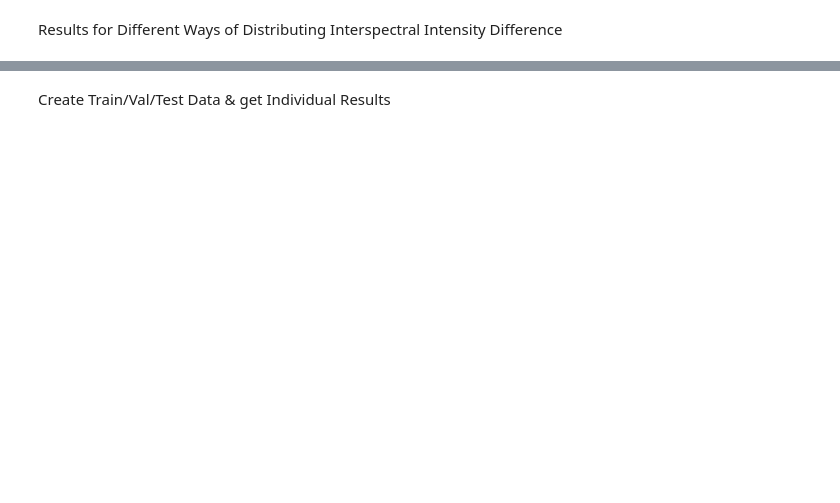
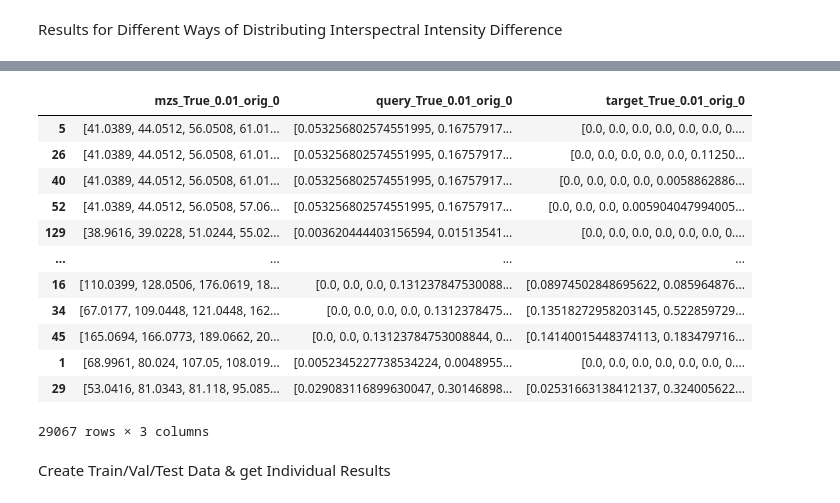
Before and after one commit to Jbug1/TunaSim, a Jupyter notebook: demos.ipynb, the cells around one changed output, grey strips where cells are left out. Saved outputs shown, nothing was run; the diff lists cells and outputs as text; code cells hidden in the pictures; blank space fills up the shorter version.

```diff
--- a/demos.ipynb
+++ b/demos.ipynb
@@ -374,3 +392,19 @@ if fullRun:
+# %%
+train_datasets[0].iloc[:,0:3].iloc[:,1]
+# %% [output]
+|  | mzs_True_0.01_orig_0 | query_True_0.01_orig_0 | target_True_0.01_orig_0 |
+| 5 | [41.0389, 44.0512, 56.0508, 61.01... | [0.053256802574551995, 0.16757917... | [0.0, 0.0, 0.0, 0.0, 0.0, 0.0, 0.... |
+| 26 | [41.0389, 44.0512, 56.0508, 61.01... | [0.053256802574551995, 0.16757917... | [0.0, 0.0, 0.0, 0.0, 0.0, 0.11250... |
+| 40 | [41.0389, 44.0512, 56.0508, 61.01... | [0.053256802574551995, 0.16757917... | [0.0, 0.0, 0.0, 0.0, 0.0058862886... |
+| 52 | [41.0389, 44.0512, 56.0508, 57.06... | [0.053256802574551995, 0.16757917... | [0.0, 0.0, 0.0, 0.005904047994005... |
+| 129 | [38.9616, 39.0228, 51.0244, 55.02... | [0.003620444403156594, 0.01513541... | [0.0, 0.0, 0.0, 0.0, 0.0, 0.0, 0.... |
+| ... | ... | ... | ... |
+| 16 | [110.0399, 128.0506, 176.0619, 18... | [0.0, 0.0, 0.0, 0.131237847530088... | [0.08974502848695622, 0.085964876... |
+| 34 | [67.0177, 109.0448, 121.0448, 162... | [0.0, 0.0, 0.0, 0.0, 0.1312378475... | [0.13518272958203145, 0.522859729... |
+| 45 | [165.0694, 166.0773, 189.0662, 20... | [0.0, 0.0, 0.13123784753008844, 0... | [0.14140015448374113, 0.183479716... |
+| 1 | [68.9961, 80.024, 107.05, 108.019... | [0.0052345227738534224, 0.0048955... | [0.0, 0.0, 0.0, 0.0, 0.0, 0.0, 0.... |
+| 29 | [53.0416, 81.0343, 81.118, 95.085... | [0.029083116899630047, 0.30146898... | [0.02531663138412137, 0.324005622... |
+29067 rows × 3 columns
 # %% [markdown]
 Create Train/Val/Test Data & get Individual Results
 # %%
```
Also changed, not shown: parts of 5 cells of this notebook, 1 other file.
